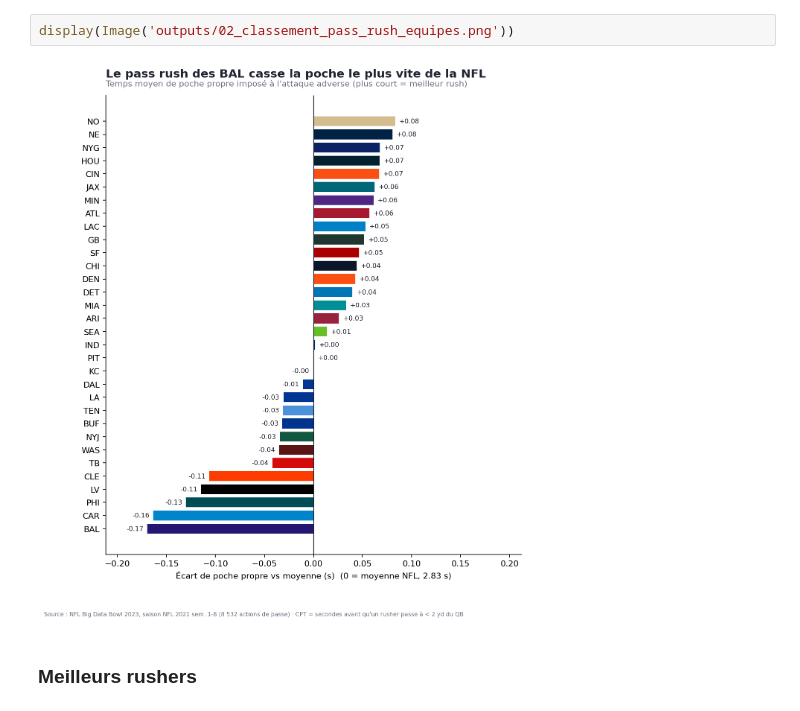
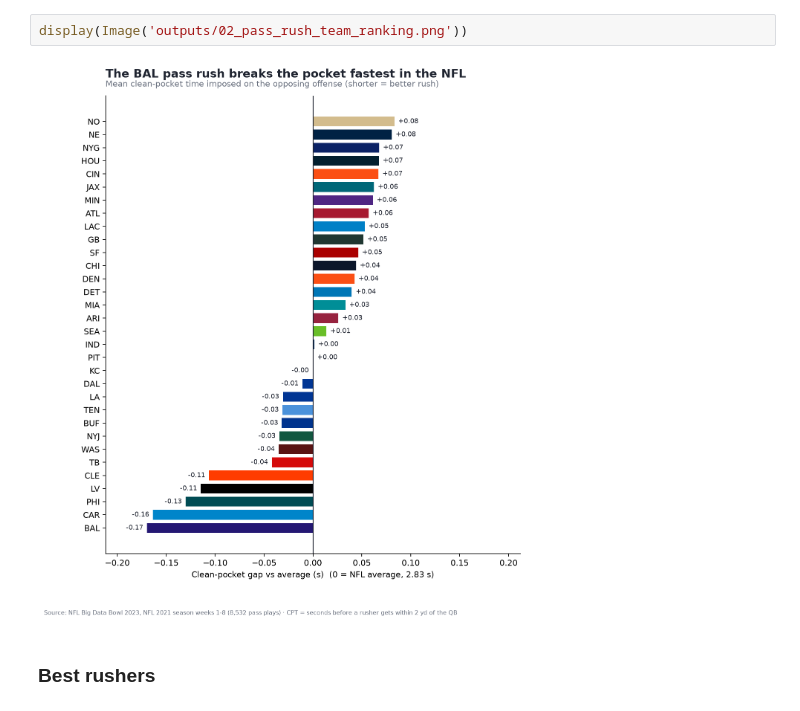
Before and after one commit to EvansRamin/NFL_Big_Data_Bowl, a Jupyter notebook: notebooks/analysis.ipynb, the cells around one changed output. Saved outputs shown, nothing was run; the diff lists cells and outputs as text.

```diff
--- a/notebooks/analysis.ipynb
+++ b/notebooks/analysis.ipynb
@@ -92,9 +92,9 @@ display(Image('outputs/01_classement_lignes_offensives.png'))
 # %%
-display(Image('outputs/02_classement_pass_rush_equipes.png'))
+display(Image('outputs/02_pass_rush_team_ranking.png'))
 # %% [output]
-[figure, old version]
+[figure, new version]
 # %% [markdown]
-### Meilleurs rushers
+### Best rushers
 # %%
 display(Image('outputs/03_top_pass_rushers.png'))
 # %% [output]
```
Also changed, not shown: parts of 29 cells of this notebook, 39 other files.
